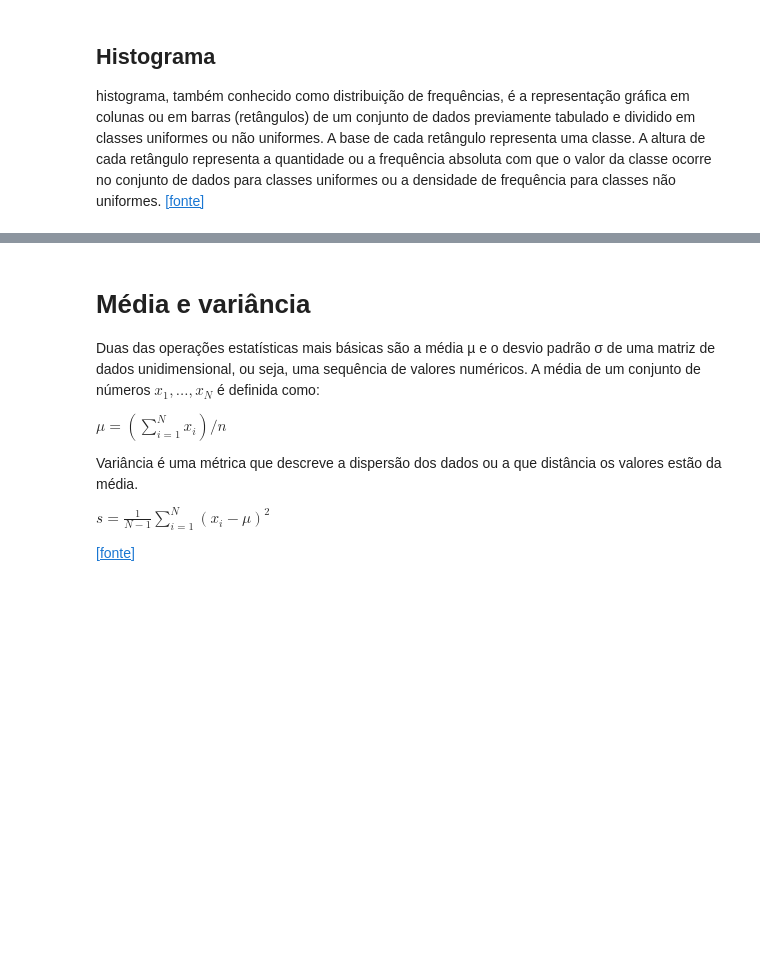
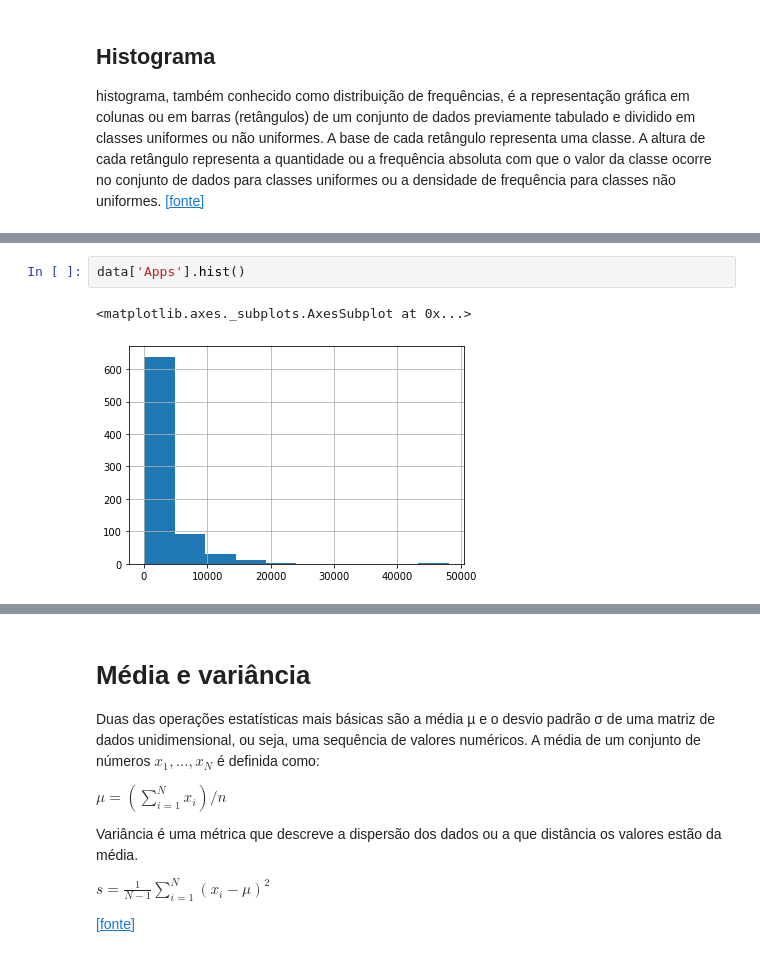
Before and after one commit to JoseCarlos458/10-estatistica, a Jupyter notebook: introducao.ipynb, the cells around one changed output, grey strips where cells are left out. Drawn from its saved outputs; the diff is of its cells as text; blank space fills up the shorter version.

```diff
--- a/introducao.ipynb
+++ b/introducao.ipynb
@@ -63,0 +74,5 @@ fig.show()
+# %%
+data['Apps'].hist()
+# %% [output]
+<matplotlib.axes._subplots.AxesSubplot at 0x...>
+[figure, added]
```
Also changed, not shown: parts of 47 cells of this notebook.
